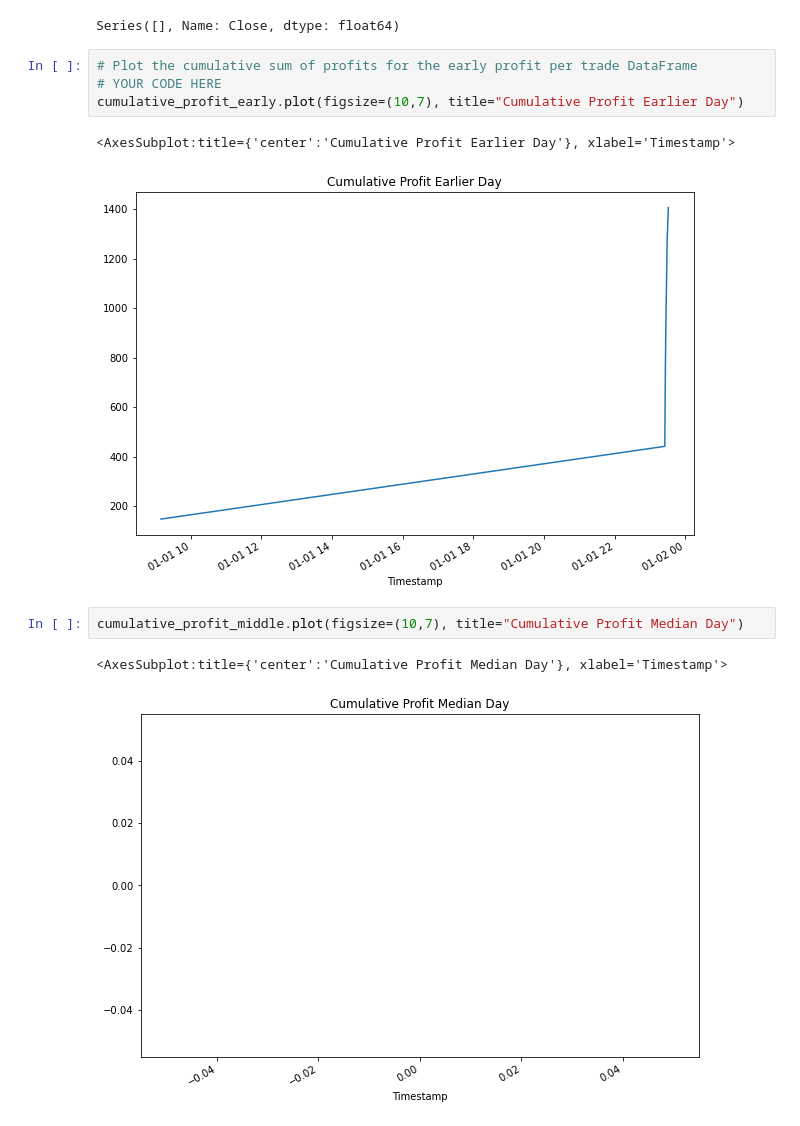
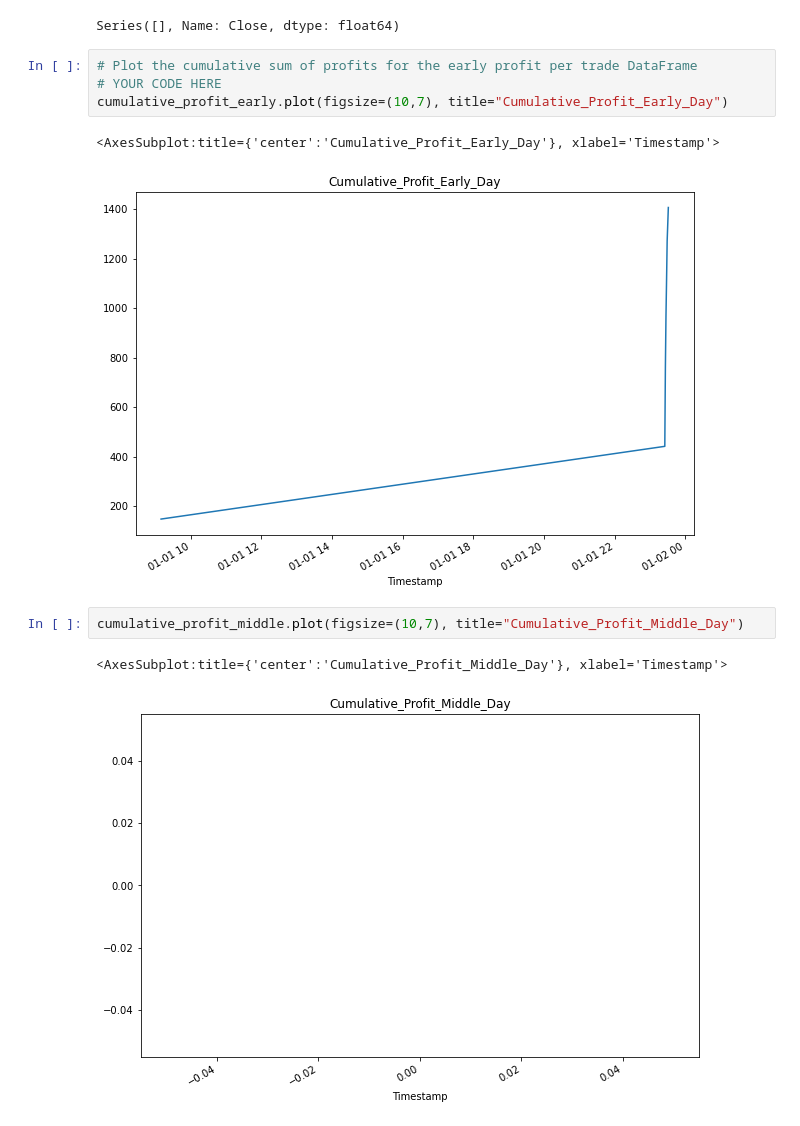
Before and after one commit to trekj/Challenge_Three, a Jupyter notebook: Starter_Code/crypto_arbitrage.ipynb, the cells around one changed output. Cells and saved outputs as stored; diff of their text form.

```diff
--- a/Starter_Code/crypto_arbitrage.ipynb
+++ b/Starter_Code/crypto_arbitrage.ipynb
@@ -866,13 +866,13 @@ Series([], Name: Close, dtype: float64)
 # %%
 # Plot the cumulative sum of profits for the early profit per trade DataFrame
 # YOUR CODE HERE
-cumulative_profit_early.plot(figsize=(10,7), title="Cumulative Profit Earlier Day")
+cumulative_profit_early.plot(figsize=(10,7), title="Cumulative_Profit_Early_Day")
 # %% [output]
-<AxesSubplot:title={'center':'Cumulative Profit Earlier Day'}, xlabel='Timestamp'>
+<AxesSubplot:title={'center':'Cumulative_Profit_Early_Day'}, xlabel='Timestamp'>
-[figure, old version]
+[figure, new version]
 # %%
-cumulative_profit_middle.plot(figsize=(10,7), title="Cumulative Profit Median Day")
+cumulative_profit_middle.plot(figsize=(10,7), title="Cumulative_Profit_Middle_Day")
 # %% [output]
-<AxesSubplot:title={'center':'Cumulative Profit Median Day'}, xlabel='Timestamp'>
+<AxesSubplot:title={'center':'Cumulative_Profit_Middle_Day'}, xlabel='Timestamp'>
 [figure]
 # %%
```
Also changed, not shown: parts of 9 cells of this notebook.
